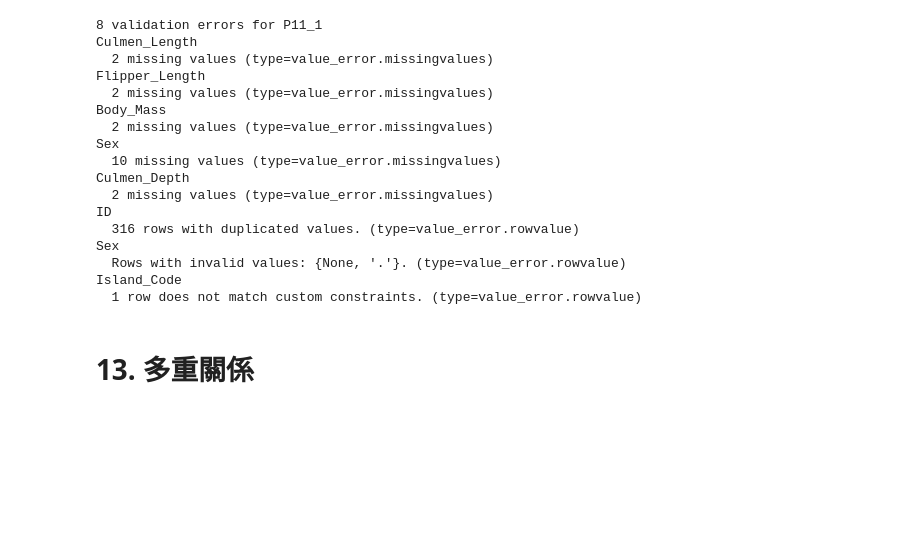
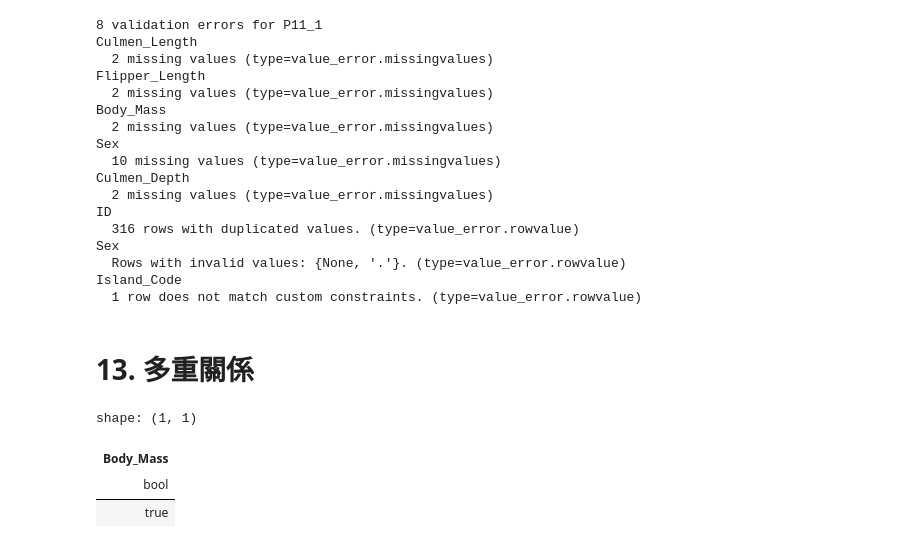
Before and after one commit to Alexchen666/Data-Analysis-101, a Jupyter notebook: data_validation.ipynb, the cells around one changed output. Saved outputs shown, nothing was run; the diff lists cells and outputs as text; code cells hidden in the pictures; blank space fills up the shorter version.

```diff
--- a/data_validation.ipynb
+++ b/data_validation.ipynb
@@ -882,3 +882,10 @@ Island_Code
   1 row does not match custom constraints. (type=value_error.rowvalue)
 # %% [markdown]
 # 13. 多重關係
+# %%
+df1.select((pl.col('Body_Mass') > pl.col('Culmen_Length')).all())
+# %% [output]
+shape: (1, 1)
+| Body_Mass |
+| bool |
+| true |
```
Also changed, not shown: parts of 3 cells of this notebook.
